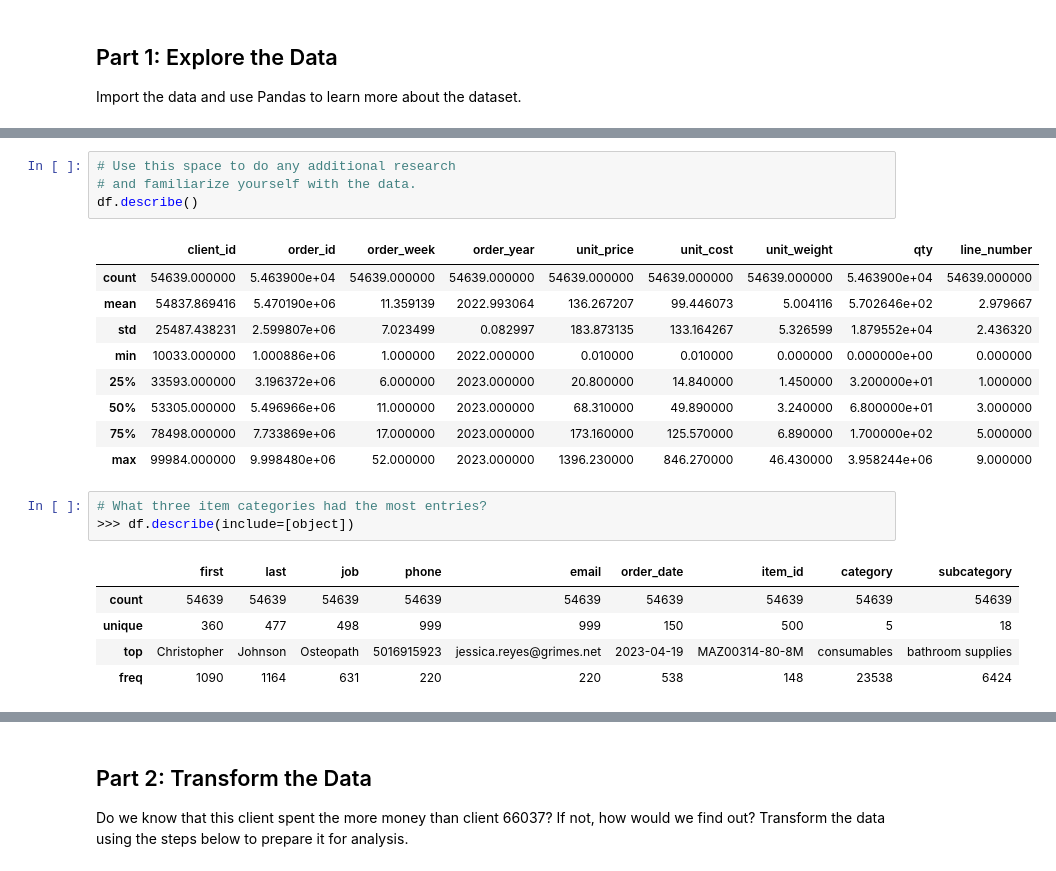
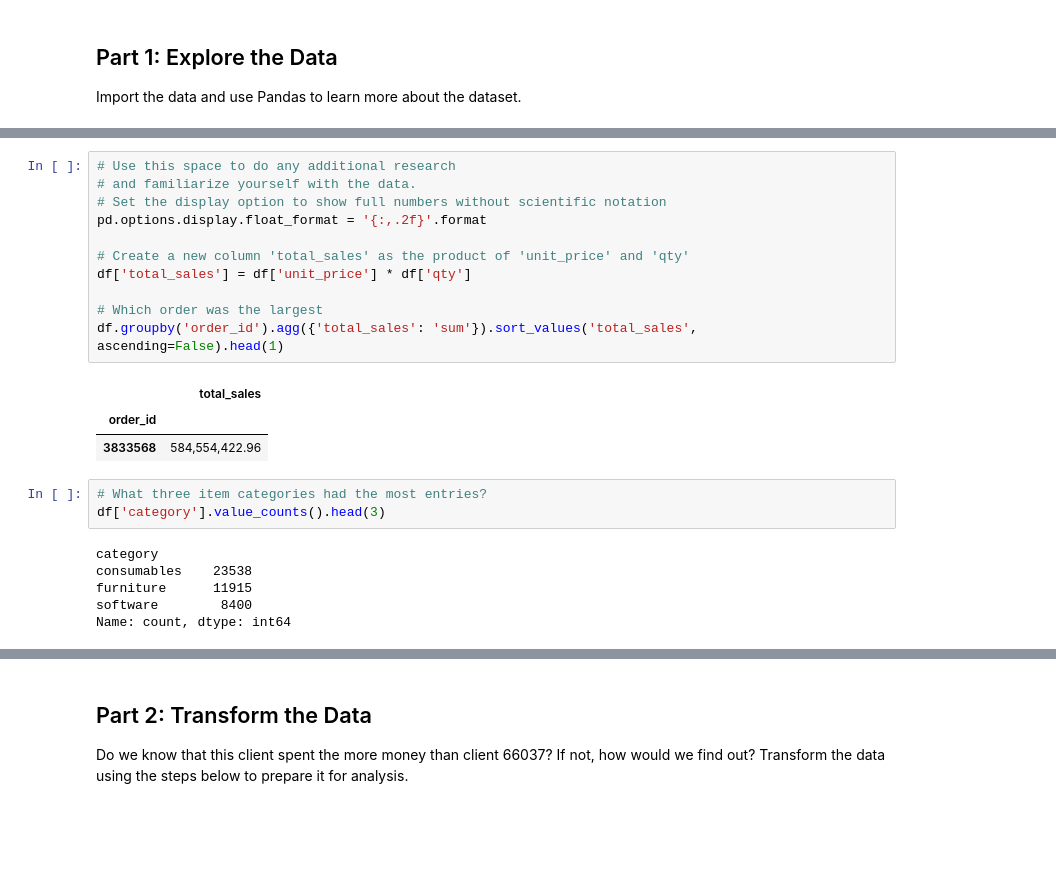
Before and after one commit to eporter13/pandas-challenge-1, a Jupyter notebook: module_4_challenge.ipynb, the cells around one changed output, grey strips where cells are left out. Drawn from its saved outputs; the diff is of its cells as text; blank space fills up the shorter version.

```diff
--- a/module_4_challenge.ipynb
+++ b/module_4_challenge.ipynb
@@ -55,26 +40,27 @@ df.describe(include='all')
 # %%
 # Use this space to do any additional research
 # and familiarize yourself with the data.
-df.describe()
+# Set the display option to show full numbers without scientific notation
+pd.options.display.float_format = '{:,.2f}'.format
+
+# Create a new column 'total_sales' as the product of 'unit_price' and 'qty'
+df['total_sales'] = df['unit_price'] * df['qty']
+
+# Which order was the largest
+df.groupby('order_id').agg({'total_sales': 'sum'}).sort_values('total_sales', ascending=False).head(1)
 # %% [output]
-|  | client_id | order_id | order_week | order_year | unit_price | unit_cost | unit_weight | qty | line_number |
-| count | 54639.000000 | 5.463900e+04 | 54639.000000 | 54639.000000 | 54639.000000 | 54639.000000 | 54639.000000 | 5.463900e+04 | 54639.000000 |
-| mean | 54837.869416 | 5.470190e+06 | 11.359139 | 2022.993064 | 136.267207 | 99.446073 | 5.004116 | 5.702646e+02 | 2.979667 |
-| std | 25487.438231 | 2.599807e+06 | 7.023499 | 0.082997 | 183.873135 | 133.164267 | 5.326599 | 1.879552e+04 | 2.436320 |
-| min | 10033.000000 | 1.000886e+06 | 1.000000 | 2022.000000 | 0.010000 | 0.010000 | 0.000000 | 0.000000e+00 | 0.000000 |
-| 25% | 33593.000000 | 3.196372e+06 | 6.000000 | 2023.000000 | 20.800000 | 14.840000 | 1.450000 | 3.200000e+01 | 1.000000 |
-| 50% | 53305.000000 | 5.496966e+06 | 11.000000 | 2023.000000 | 68.310000 | 49.890000 | 3.240000 | 6.800000e+01 | 3.000000 |
-| 75% | 78498.000000 | 7.733869e+06 | 17.000000 | 2023.000000 | 173.160000 | 125.570000 | 6.890000 | 1.700000e+02 | 5.000000 |
-| max | 99984.000000 | 9.998480e+06 | 52.000000 | 2023.000000 | 1396.230000 | 846.270000 | 46.430000 | 3.958244e+06 | 9.000000 |
+|  | total_sales |
+| order_id |  |
+| 3833568 | 584,554,422.96 |
 # %%
 # What three item categories had the most entries?
->>> df.describe(include=[object])
+df['category'].value_counts().head(3)
 # %% [output]
-|  | first | last | job | phone | email | order_date | item_id | category | subcategory |
-| count | 54639 | 54639 | 54639 | 54639 | 54639 | 54639 | 54639 | 54639 | 54639 |
-| unique | 360 | 477 | 498 | 999 | 999 | 150 | 500 | 5 | 18 |
-| top | Christopher | Johnson | Osteopath | 5016915923 | jessica.reyes@grimes.net | 2023-04-19 | MAZ00314-80-8M | consumables | bathroom supplies |
-| freq | 1090 | 1164 | 631 | 220 | 220 | 538 | 148 | 23538 | 6424 |
+category
+consumables    23538
+furniture      11915
+software        8400
+Name: count, dtype: int64
 # %%
 # For the category with the most entries,
 # which subcategory had the most entries?
```
Also changed, not shown: parts of 16 cells of this notebook.
